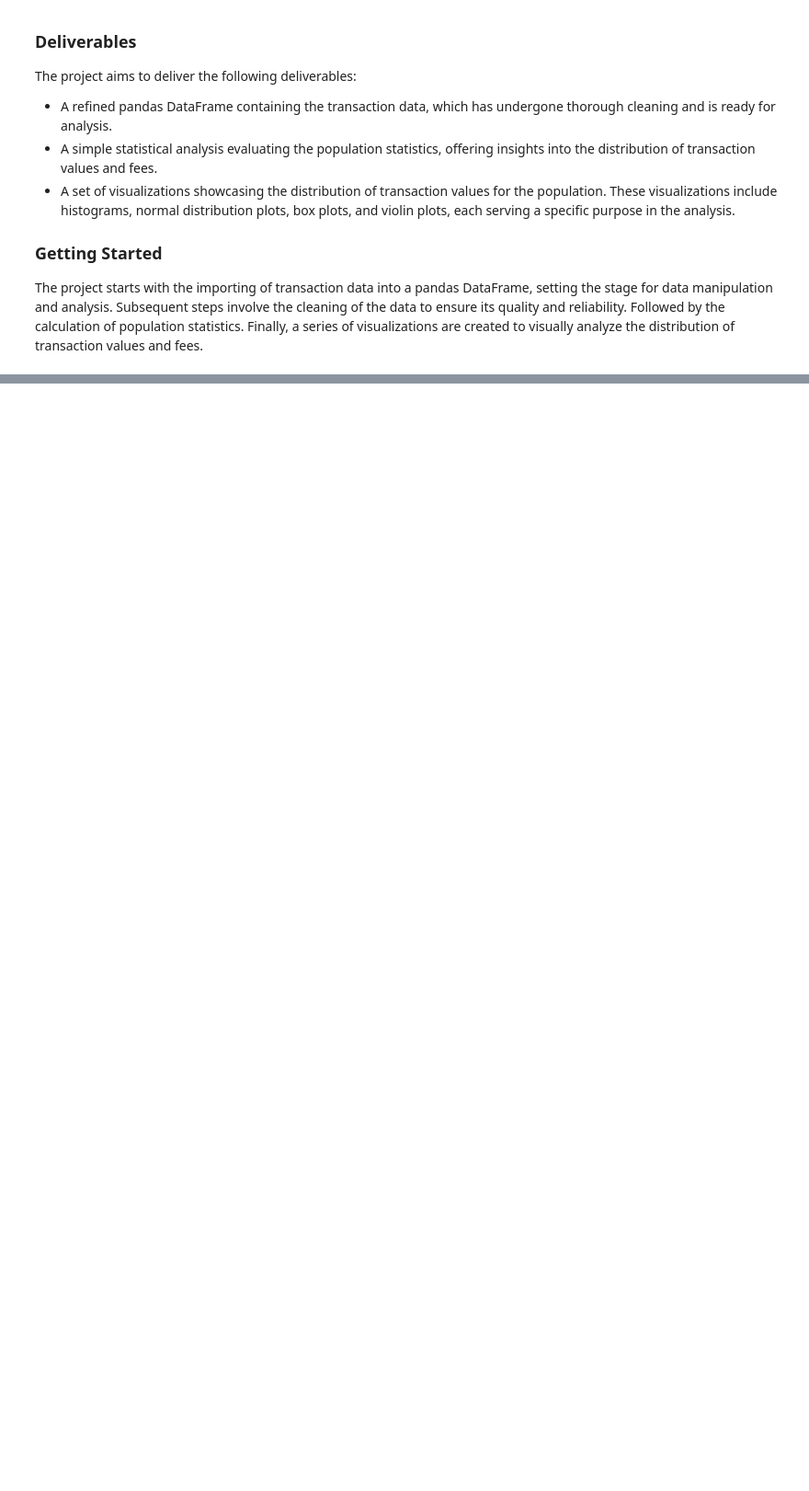
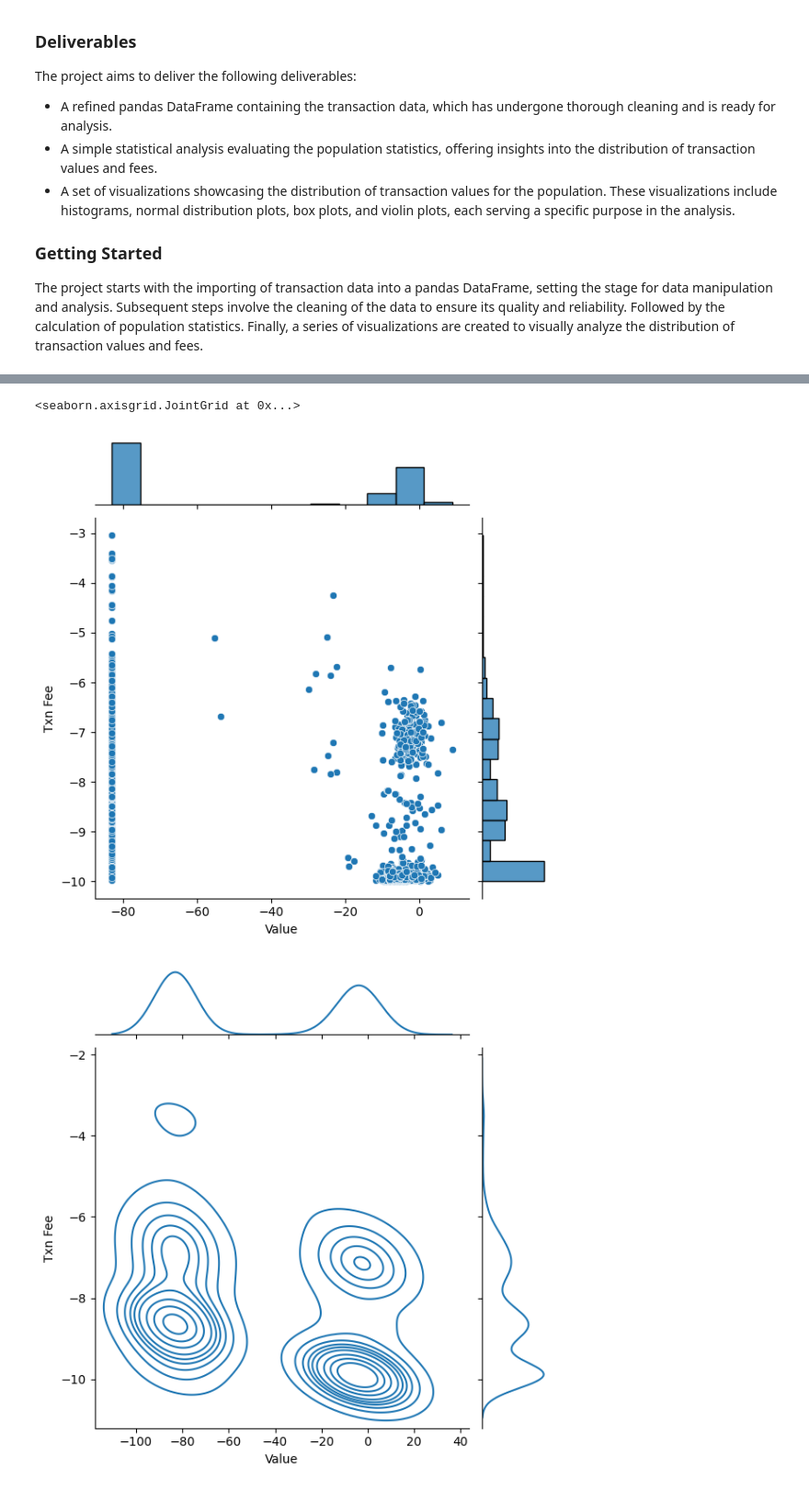
Before and after one commit to mvajhi/Introduction-to-Data-Science, a Jupyter notebook: ca0/CA0.ipynb, the cells around one changed output, grey strips where cells are left out. Shown at 92% size. Cells and saved outputs as stored; diff of their text form; code cells hidden in the pictures; blank space fills up the shorter version.

```diff
--- a/ca0/CA0.ipynb
+++ b/ca0/CA0.ipynb
@@ -252,0 +326,8 @@ The project starts with the importing of transaction data into a pandas DataFram
+# %%
+import math
+df_log = df.copy(deep=True)
+df_log['Value'] = df_log['Value'].apply(
+    lambda val: math.log2(val) if val != 0 else math.log2(10 ** -25))
+df_log['Txn Fee'] = df_log['Txn Fee'].apply(
+    lambda val: math.log2(val))
+df_log
@@ -252,0 +348,7 @@ The project starts with the importing of transaction data into a pandas DataFram
+# %%
+sns.jointplot(x="Value", y="Txn Fee", data=df_log, kind="scatter")
+sns.jointplot(x="Value", y="Txn Fee", data=df_log, kind="kde")
+# %% [output]
+<seaborn.axisgrid.JointGrid at 0x...>
+[figure, added]
+[figure, added]
```
Also changed, not shown: parts of 20 cells of this notebook.
